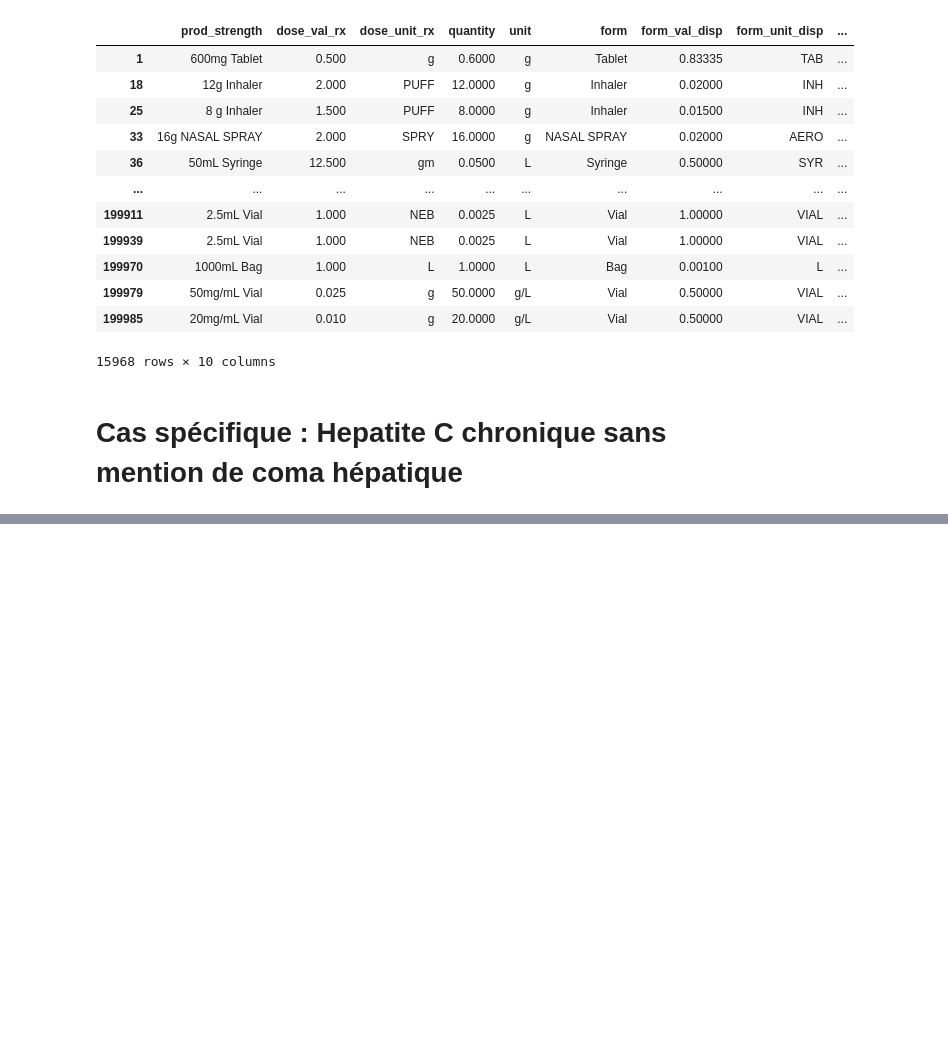
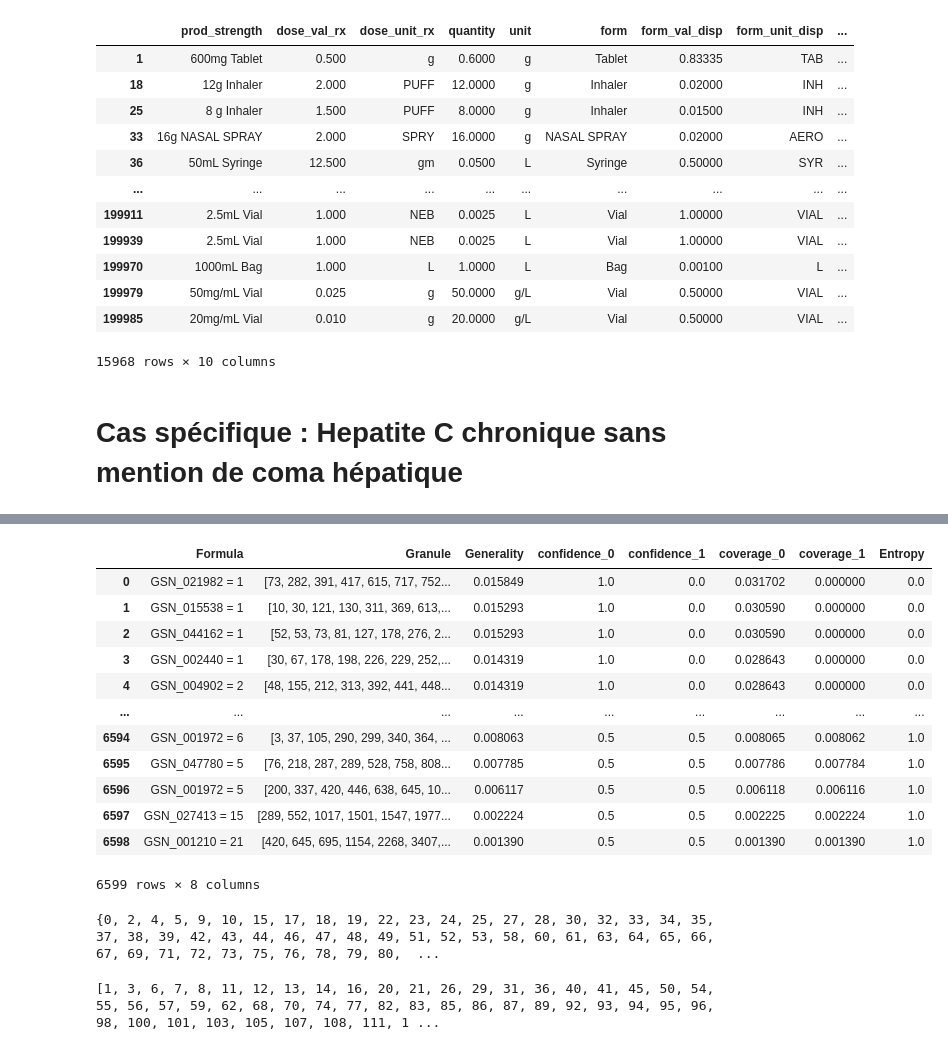
Before and after one commit to JulesVoyer/PDI, a Jupyter notebook: Traitement.ipynb, the cells around one changed output, grey strips where cells are left out. Cells and saved outputs as stored; diff of their text form; code cells hidden in the pictures; blank space fills up the shorter version.

```diff
--- a/Traitement.ipynb
+++ b/Traitement.ipynb
@@ -385,0 +403,30 @@ u_B_Granules
+# %%
+u_B_Granules.sort_values(by = ['Entropy', 'Generality'], ascending = [True, False], inplace = True)
+u_B_Granules.reset_index(drop=True, inplace=True)
+# %%
+u_B_Granules
+# %% [output]
+|  | Formula | Granule | Generality | confidence_0 | confidence_1 | coverage_0 | coverage_1 | Entropy |
+| 0 | GSN_021982 = 1 | [73, 282, 391, 417, 615, 717, 752... | 0.015849 | 1.0 | 0.0 | 0.031702 | 0.000000 | 0.0 |
+| 1 | GSN_015538 = 1 | [10, 30, 121, 130, 311, 369, 613,... | 0.015293 | 1.0 | 0.0 | 0.030590 | 0.000000 | 0.0 |
+| 2 | GSN_044162 = 1 | [52, 53, 73, 81, 127, 178, 276, 2... | 0.015293 | 1.0 | 0.0 | 0.030590 | 0.000000 | 0.0 |
+| 3 | GSN_002440 = 1 | [30, 67, 178, 198, 226, 229, 252,... | 0.014319 | 1.0 | 0.0 | 0.028643 | 0.000000 | 0.0 |
+| 4 | GSN_004902 = 2 | [48, 155, 212, 313, 392, 441, 448... | 0.014319 | 1.0 | 0.0 | 0.028643 | 0.000000 | 0.0 |
+| ... | ... | ... | ... | ... | ... | ... | ... | ... |
+| 6594 | GSN_001972 = 6 | [3, 37, 105, 290, 299, 340, 364, ... | 0.008063 | 0.5 | 0.5 | 0.008065 | 0.008062 | 1.0 |
+| 6595 | GSN_047780 = 5 | [76, 218, 287, 289, 528, 758, 808... | 0.007785 | 0.5 | 0.5 | 0.007786 | 0.007784 | 1.0 |
+| 6596 | GSN_001972 = 5 | [200, 337, 420, 446, 638, 645, 10... | 0.006117 | 0.5 | 0.5 | 0.006118 | 0.006116 | 1.0 |
+| 6597 | GSN_027413 = 15 | [289, 552, 1017, 1501, 1547, 1977... | 0.002224 | 0.5 | 0.5 | 0.002225 | 0.002224 | 1.0 |
+| 6598 | GSN_001210 = 21 | [420, 645, 695, 1154, 2268, 3407,... | 0.001390 | 0.5 | 0.5 | 0.001390 | 0.001390 | 1.0 |
+6599 rows × 8 columns
+# %%
+covering_solution = set()
+covering_solution.update(obj for granule in u_B_Granules[u_B_Granules['Entropy']==0].loc[:, 'Granule'] for obj in granule)
+print(covering_solution)
+# %% [output]
+{0, 2, 4, 5, 9, 10, 15, 17, 18, 19, 22, 23, 24, 25, 27, 28, 30, 32, 33, 34, 35, 37, 38, 39, 42, 43, 44, 46, 47, 48, 49, 51, 52, 53, 58, 60, 61, 63, 64, 65, 66, 67, 69, 71, 72, 73, 75, 76, 78, 79, 80,  ...
+# %%
+remaining_objs = list(set(dataset.index) - set(covering_solution))
+print(remaining_objs)
+# %% [output]
+[1, 3, 6, 7, 8, 11, 12, 13, 14, 16, 20, 21, 26, 29, 31, 36, 40, 41, 45, 50, 54, 55, 56, 57, 59, 62, 68, 70, 74, 77, 82, 83, 85, 86, 87, 89, 92, 93, 94, 95, 96, 98, 100, 101, 103, 105, 107, 108, 111, 1 ...
```
Also changed, not shown: parts of 3 cells of this notebook.
